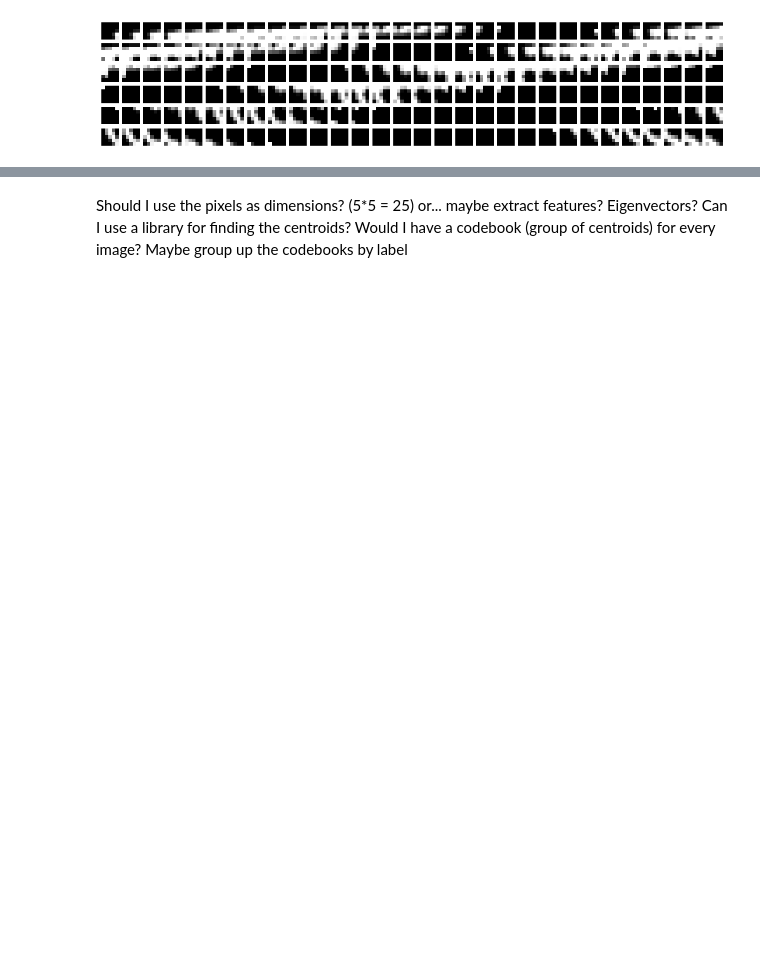
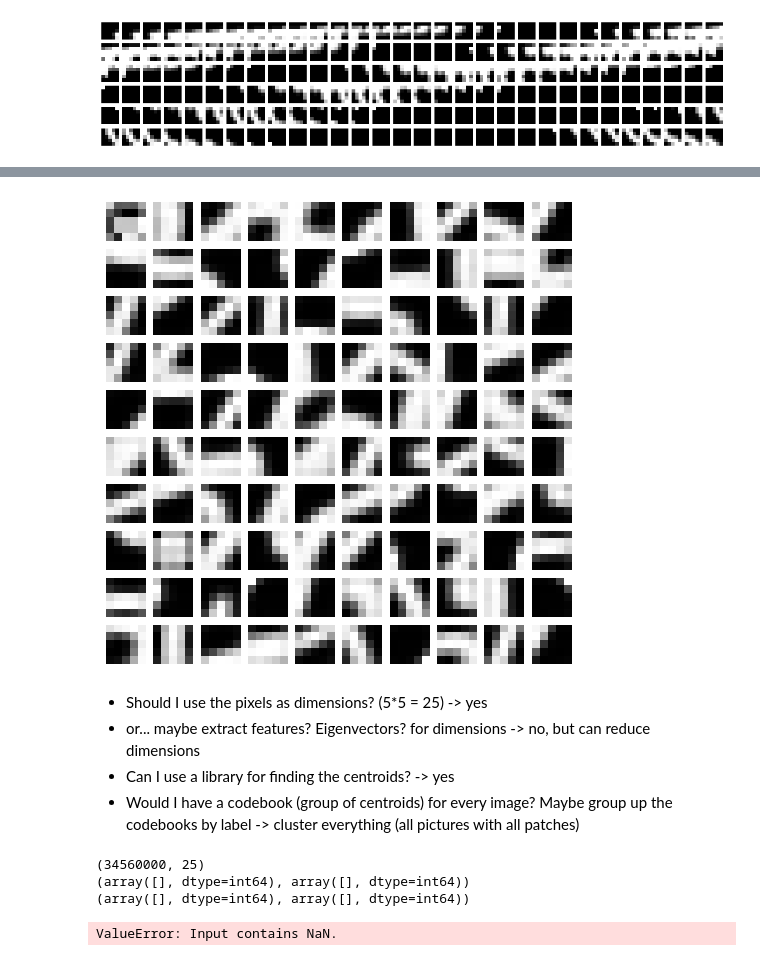
Before and after one commit to Th3RandyMan/K-Mean-Clustering-MNIST, a Jupyter notebook: EEC289A_Assignment1.ipynb, the cells around one changed output, grey strips where cells are left out. Saved outputs shown, nothing was run; the diff lists cells and outputs as text; code cells hidden in the pictures; blank space fills up the shorter version.

```diff
--- a/EEC289A_Assignment1.ipynb
+++ b/EEC289A_Assignment1.ipynb
@@ -87,14 +91,0 @@ window_images = np.array(window_images)
-# %%
-import numpy as np
-
-window_size = 5 # 5x5 window
-step_size = 1   # 1 pixel step
-height, width = x_train[0].shape
-num_windows = (int((width-window_size)/step_size)+1, int((height-window_size)/step_size)+1)
-window_images = np.zeros((len(x_train), np.prod(num_windows), window_size, window_size), dtype=np.float32)
-
-
-for k, image in enumerate(x_train):
-    for i in range(0, height - window_size + 1, step_size):
-        for j in range(0, width - window_size + 1, step_size):
-            window_images[k, i*num_windows[0]+j] = image[i:i+window_size, j:j+window_size]
@@ -116,3 +103,19 @@ for i, ax in enumerate(axes.flatten()):
 plt.show()
 # %% [output]
 [figure]
+# %%
+from sklearn.cluster import KMeans
+
+X = window_images.reshape(window_images.shape[0], window_images.shape[1], -1)
+X = X.reshape(-1, X.shape[-1])
+print(X.shape)
+
+Y_labels = np.zeros(window_images.shape[:2], dtype=np.uint8)
+for i, num in enumerate(y_train):
+    Y_labels[i,:] = num
+Y_labels = Y_labels.reshape(-1)
+print(Y_labels.shape)
+
+# Zero mean and unit variance
+X -= np.mean(X, axis=0)
+X /= np.std(X, axis=0)
@@ -119,2 +134,4 @@ plt.show()
 # %%
 K = 100 # Number of clusters, range from 100 to 10000
+km = KMeans(n_clusters=K, n_init='auto', verbose=1)
+Phi = km.fit(X)
@@ -121,5 +167,34 @@ K = 100 # Number of clusters, range from 100 to 10000
+# %%
+import matplotlib.pyplot as plt
+
+dict_images = km.cluster_centers_.reshape(K, window_size, window_size)
+fig, axes = plt.subplots(10, 10, figsize=(6, 6))
+
+for i, ax in enumerate(axes.flatten()):
+    ax.imshow(dict_images[i], cmap='gray')
+    ax.axis('off')
+
+plt.show()
+# %% [output]
+[figure, added]
 # %% [markdown]
-Should I use the pixels as dimensions? (5*5 = 25)
-or... maybe extract features? Eigenvectors?
-Can I use a library for finding the centroids?
-Would I have a codebook (group of centroids) for every image? Maybe group up the codebooks by label
+* Should I use the pixels as dimensions? (5*5 = 25) -> yes
+* or... maybe extract features? Eigenvectors? for dimensions -> no, but can reduce dimensions
+* Can I use a library for finding the centroids? -> yes
+* Would I have a codebook (group of centroids) for every image? Maybe group up the codebooks by label -> cluster everything (all pictures with all patches)
+# %%
+from sklearn.metrics import euclidean_distances
+test = window_images.reshape(window_images.shape[0], window_images.shape[1], -1)
+test = test.reshape(-1, test.shape[-1])
+print(test.shape)
+test -= np.mean(test, axis=0)
+test /= np.std(test, axis=0)
+print(np.where(test == np.NaN))
+print(np.where(Phi == np.NaN))
+dist = euclidean_distances(test, Phi)
+print(dist.shape)
+# %% [output]
+(34560000, 25)
+(array([], dtype=int64), array([], dtype=int64))
+(array([], dtype=int64), array([], dtype=int64))
+ValueError: Input contains NaN.
```
Also changed, not shown: parts of 18 cells of this notebook, 4 other files.
